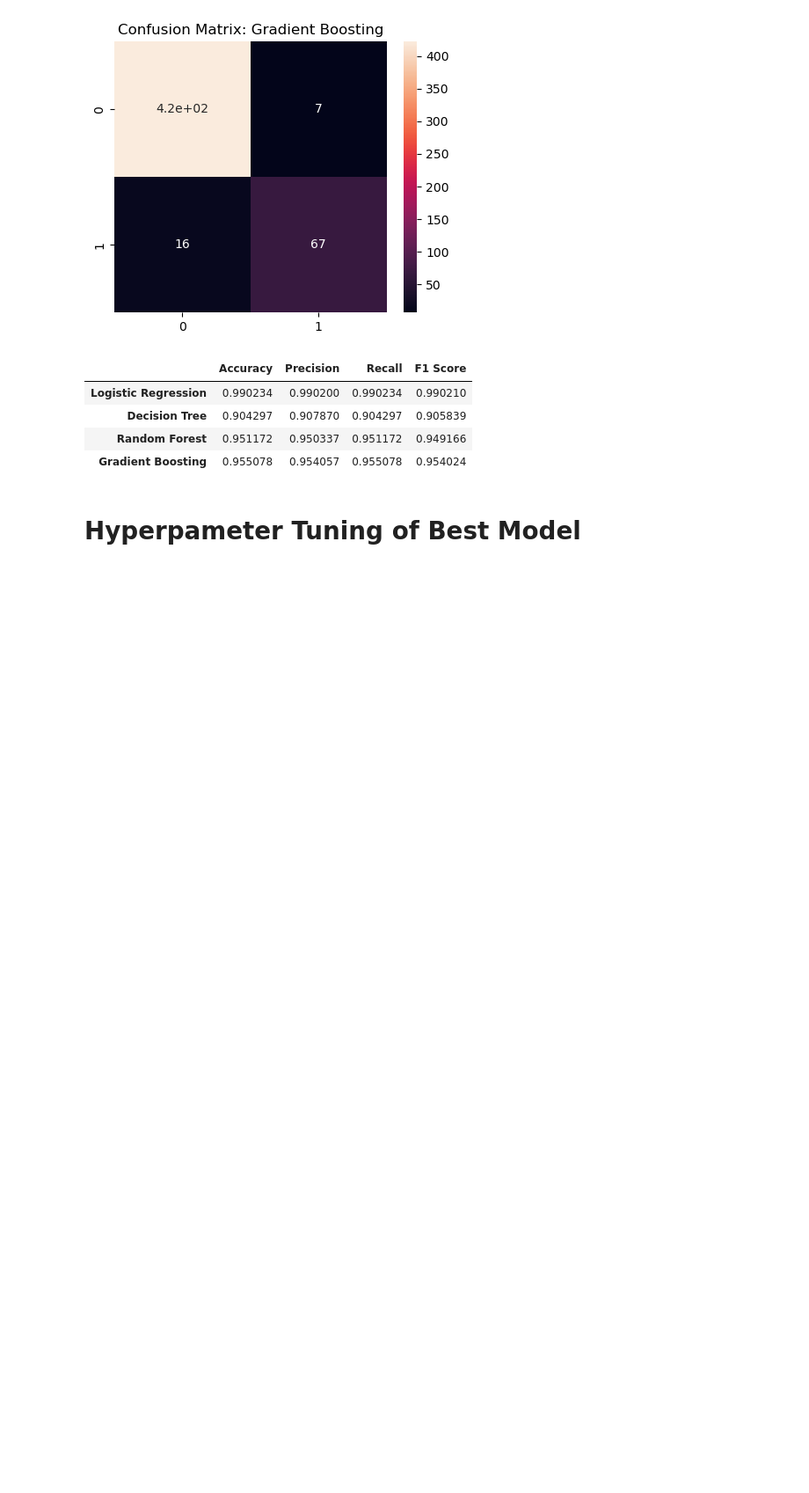
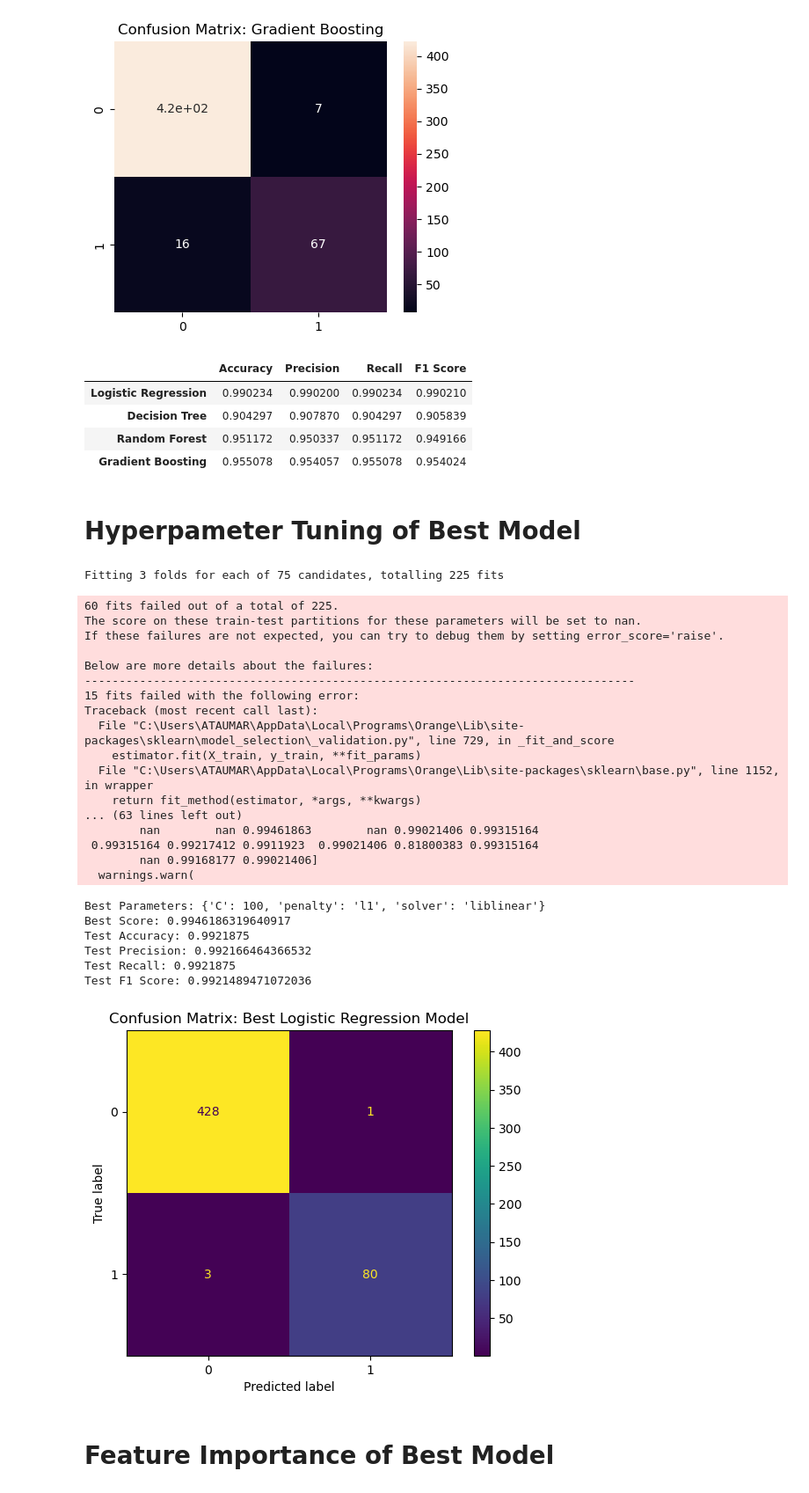
Before and after one commit to riffatmunaf/FYP-Depression-Analysis-and-Prediction, a Jupyter notebook: Code/2) Machine Learning Models.ipynb, the cells around one changed output. Shown: that part at 88% size. Saved outputs shown, nothing was run; the diff lists cells and outputs as text; code cells hidden in the pictures; blank space fills up the shorter version.

```diff
--- a/Code/2) Machine Learning Models.ipynb
+++ b/Code/2) Machine Learning Models.ipynb
@@ -261,3 +261,74 @@ results_df   # Displaying final comparison
 | Gradient Boosting | 0.955078 | 0.954057 | 0.955078 | 0.954024 |
 # %% [markdown]
 # Hyperpameter Tuning of Best Model
+# %%
+from sklearn.model_selection import GridSearchCV  # For grid search
+from sklearn.linear_model import LogisticRegression   # Import logistic regression
+from sklearn.metrics import accuracy_score, precision_score, recall_score, f1_score, confusion_matrix, ConfusionMatrixDisplay    # Evaluation
+import matplotlib.pyplot as plt  # For plotting
+
+# Parameters and model
+param_grid = {
+    'C': [0.01, 0.1, 1, 10, 100],  # Regularization parameter
+    'solver': ['newton-cg', 'lbfgs', 'liblinear', 'sag', 'saga'],  # Algorithms to use in the optimization problem
+    'penalty': ['l1', 'l2', 'none']  # Norms used in the penalization
+}
+
+# Initialize LogisticRegression
+lr = LogisticRegression(random_state=42, max_iter=1000)
+
+# Setting up GridSearchCV
+grid_search = GridSearchCV(estimator=lr, param_grid=param_grid, cv=3, scoring='accuracy', n_jobs=-1, verbose=2)
+grid_search.fit(X_train, y_train)  # Fit grid search on training data
+
+# Best estimator evaluation
+best_lr = grid_search.best_estimator_  # Best model from grid search
+y_pred = best_lr.predict(X_test)  # Predicting on test set
+
+# Performance evaluation
+accuracy = accuracy_score(y_test, y_pred)
+precision = precision_score(y_test, y_pred, average='weighted')
+recall = recall_score(y_test, y_pred, average='weighted')
+f1 = f1_score(y_test, y_pred, average='weighted')
+
+print(f"Best Parameters: {grid_search.best_params_}")
+print(f"Best Score: {grid_search.best_score_}")
+print(f"Test Accuracy: {accuracy}")
+print(f"Test Precision: {precision}")
+print(f"Test Recall: {recall}")
+print(f"Test F1 Score: {f1}")
+
+# Confusion matrix
+cm = confusion_matrix(y_test, y_pred)
+disp = ConfusionMatrixDisplay(confusion_matrix=cm)
+disp.plot()
+plt.title('Confusion Matrix: Best Logistic Regression Model')
+plt.show()
+# %% [output]
+Fitting 3 folds for each of 75 candidates, totalling 225 fits
+60 fits failed out of a total of 225.
+The score on these train-test partitions for these parameters will be set to nan.
+If these failures are not expected, you can try to debug them by setting error_score='raise'.
+
+Below are more details about the failures:
+--------------------------------------------------------------------------------
+15 fits failed with the following error:
+Traceback (most recent call last):
+  File "C:\Users\ATAUMAR\AppData\Local\Programs\Orange\Lib\site-packages\sklearn\model_selection\_validation.py", line 729, in _fit_and_score
+    estimator.fit(X_train, y_train, **fit_params)
+  File "C:\Users\ATAUMAR\AppData\Local\Programs\Orange\Lib\site-packages\sklearn\base.py", line 1152, in wrapper
+    return fit_method(estimator, *args, **kwargs)
+... (63 lines left out)
+        nan        nan 0.99461863        nan 0.99021406 0.99315164
+ 0.99315164 0.99217412 0.9911923  0.99021406 0.81800383 0.99315164
+        nan 0.99168177 0.99021406]
+  warnings.warn(
+Best Parameters: {'C': 100, 'penalty': 'l1', 'solver': 'liblinear'}
+Best Score: 0.9946186319640917
+Test Accuracy: 0.9921875
+Test Precision: 0.992166464366532
+Test Recall: 0.9921875
+Test F1 Score: 0.9921489471072036
+[figure, added]
+# %% [markdown]
+# Feature Importance of Best Model
```
